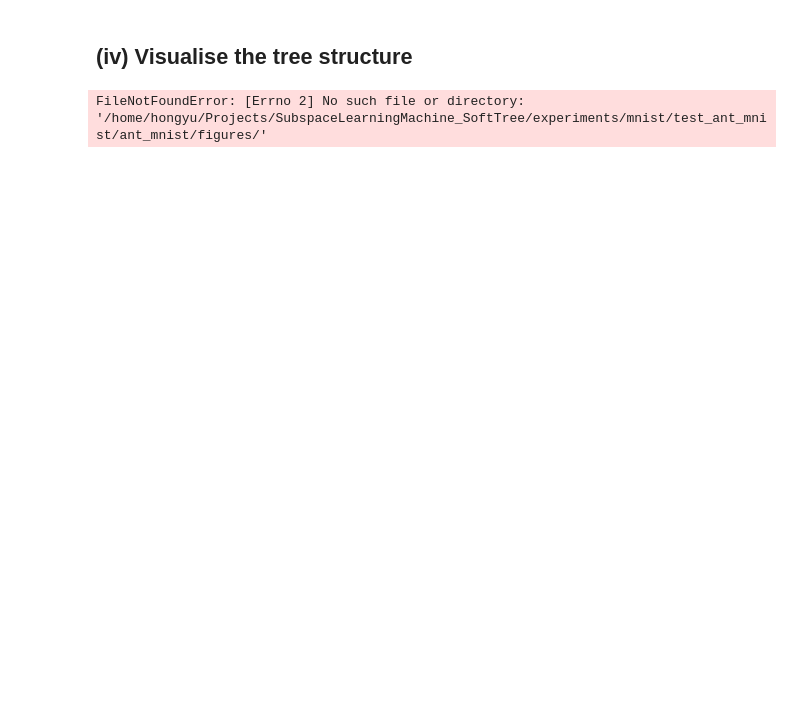
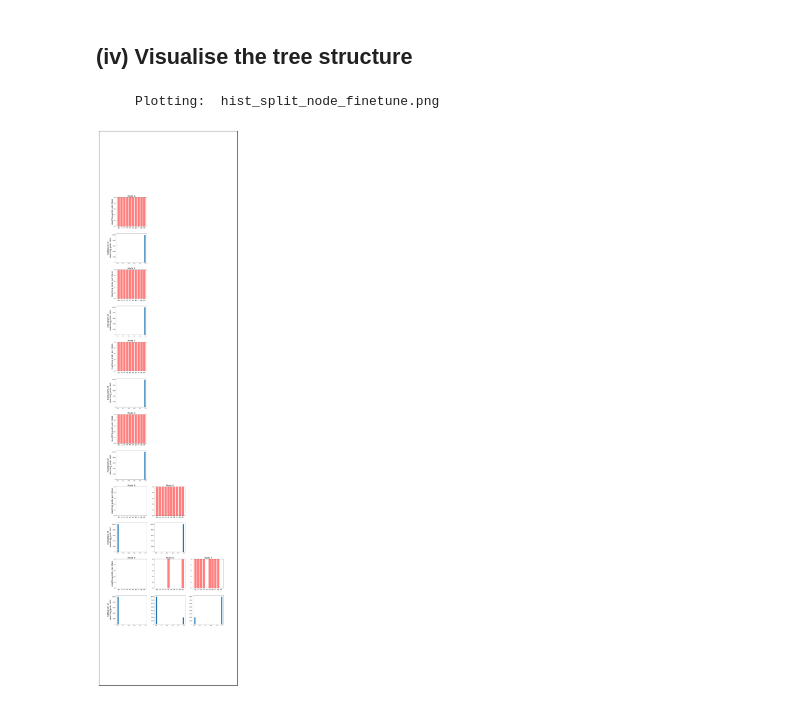
Before and after one commit to ChuniHiro/SubspaceLearningMachine_SoftTree, a Jupyter notebook: evaluation_mnist.ipynb, the cells around one changed output. Saved outputs shown, nothing was run; the diff lists cells and outputs as text; code cells hidden in the pictures; blank space fills up the shorter version.

```diff
--- a/evaluation_mnist.ipynb
+++ b/evaluation_mnist.ipynb
@@ -36,7 +45,8 @@ Number of parameters summary:
 # %% [markdown]
 ## (iv) Visualise the tree structure
 # %%
-fig_dir = exp_dir + 'ant_mnist' + '/figures/'
+fig_dir = exp_dir + 'run0' + '/figures/'
 visualization.visualize_treestructures(fig_dir, figsize=(10,20))
 # %% [output]
-FileNotFoundError: [Errno 2] No such file or directory: '/home/hongyu/Projects/SubspaceLearningMachine_SoftTree/experiments/mnist/test_ant_mnist/ant_mnist/figures/'
+     Plotting:  hist_split_node_finetune.png
+[figure, added]
```
Also changed, not shown: parts of 3 cells of this notebook, 11 other files.
